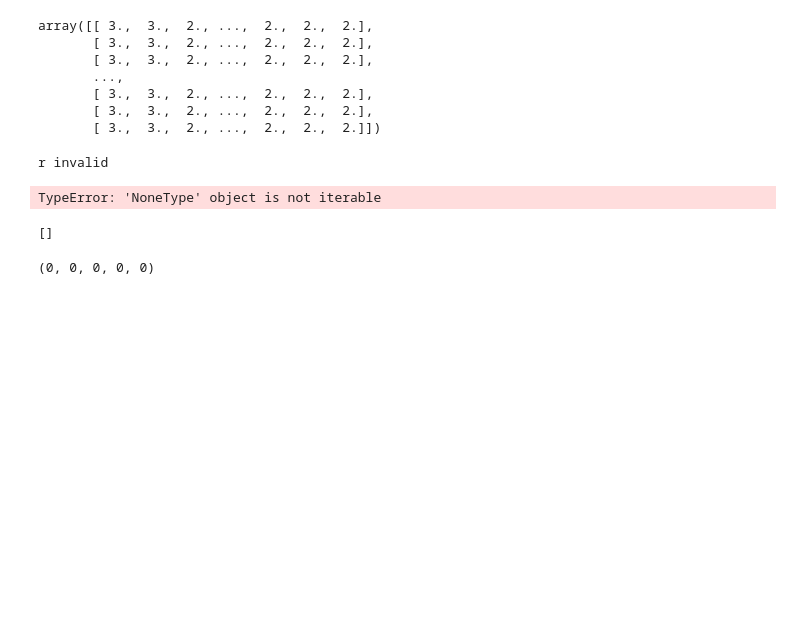
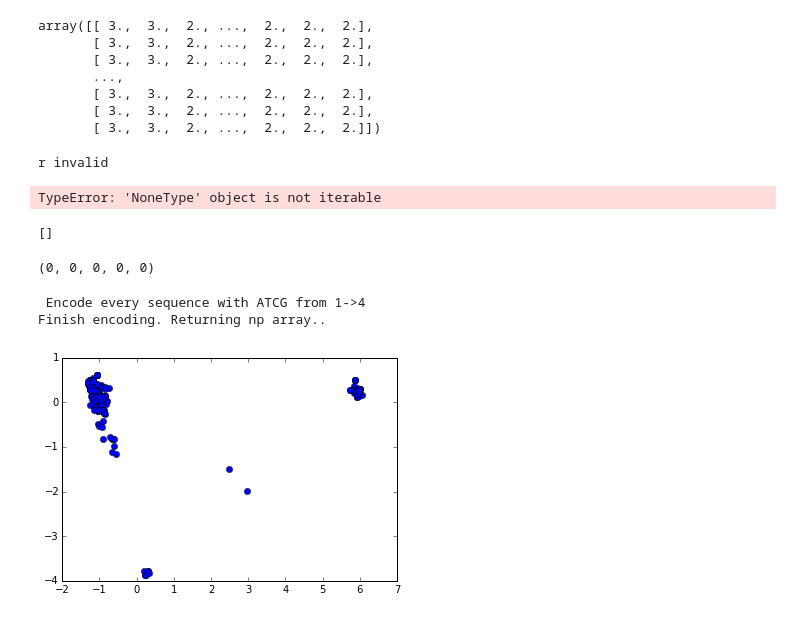
Before and after one commit to tramanh06/HIV-DNA-neural-network, a Jupyter notebook: Protease.ipynb, the cells around one changed output. Saved outputs shown, nothing was run; the diff lists cells and outputs as text; code cells hidden in the pictures; blank space fills up the shorter version.

```diff
--- a/Protease.ipynb
+++ b/Protease.ipynb
@@ -324,3 +344,29 @@ x_test
 (0,)*5
 # %% [output]
 (0, 0, 0, 0, 0)
+# %%
+from train import load_data
+
+infile = 'trainval.csv'
+x_data, y_data = load_data(infile)
+
+import numpy as np
+from sklearn.decomposition import PCA
+pca = PCA(n_components=2)
+
+transformed = pca.fit_transform(x_data)
+# %% [output]
+ Encode every sequence with ATCG from 1->4
+Finish encoding. Returning np array..
+# %%
+%matplotlib inline
+import matplotlib.pyplot as plt
+x = transformed[:, 0]
+y = transformed[:, 1]
+
+plt.figure(1)
+# plt.subplot(211)
+plt.plot(x, y, 'bo')
+plt.show()
+# %% [output]
+[figure, added]
```
Also changed, not shown: parts of 2 cells of this notebook, 5 other files.
